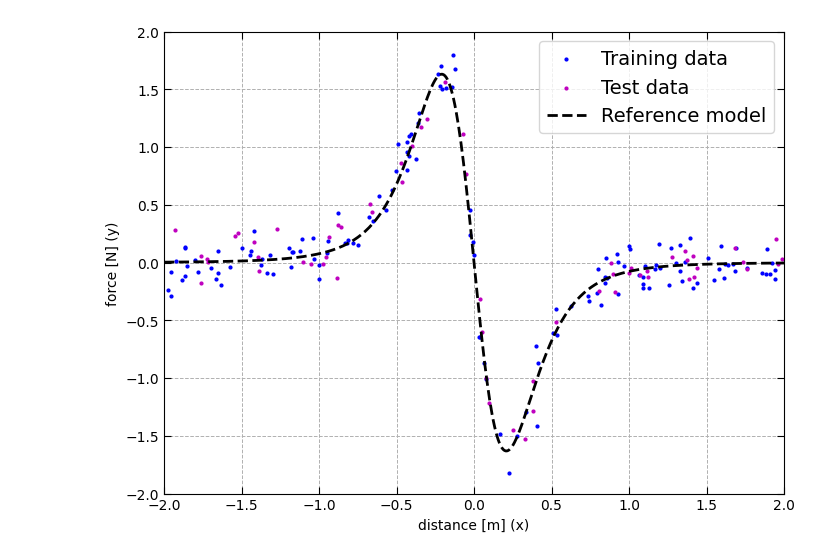
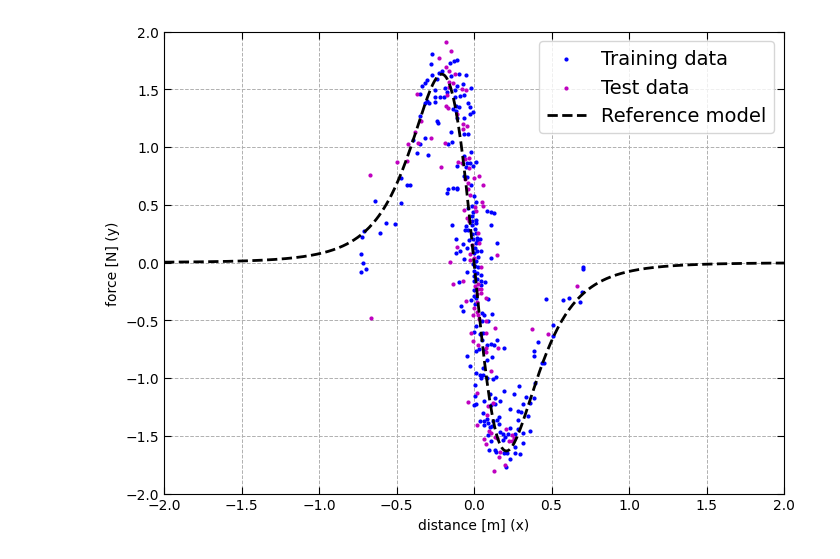
Before and after one commit to AgostinoRizzo/genpro, a Jupyter notebook: notebooks/gp_backprop.ipynb, the cells around one changed output. Saved outputs shown, nothing was run; the diff lists cells and outputs as text; code cells hidden in the pictures.

```diff
--- a/notebooks/gp_backprop.ipynb
+++ b/notebooks/gp_backprop.ipynb
@@ -12,16 +13,19 @@ SAMPLE_SIZE = 200
 NOISE = 0.03
 # %%
 S = dataset_misc1d.MagmanDatasetScaled()
-S.sample(size=SAMPLE_SIZE, noise=NOISE, mesh=False)
-#S.load('../data/magman.csv')
+#S.sample(size=SAMPLE_SIZE, noise=NOISE, mesh=False)
+S.load('../data/magman.csv')
 S.split()
 S.get_plotter().plot(width=8, height=6, plot_knowldege=False)
 
 S_train = dataset.NumpyDataset(S)
 S_test  = dataset.NumpyDataset(S, test=True)
 S_know  = S.knowledge.synth_dataset()
+
+X_mesh = S.spsampler.meshspace(S.xl, S.xu, 100)
+meshspace = space.MeshSpace(X_mesh, S_train.X)
 # %% [output]
-[figure, old version]
+[figure, new version]
 # %%
 #from backprop import project
 #project.project_semantic(S_train.y, S_train, S.knowledge)
```
Also changed, not shown: parts of 5 cells of this notebook, 5 other files.
